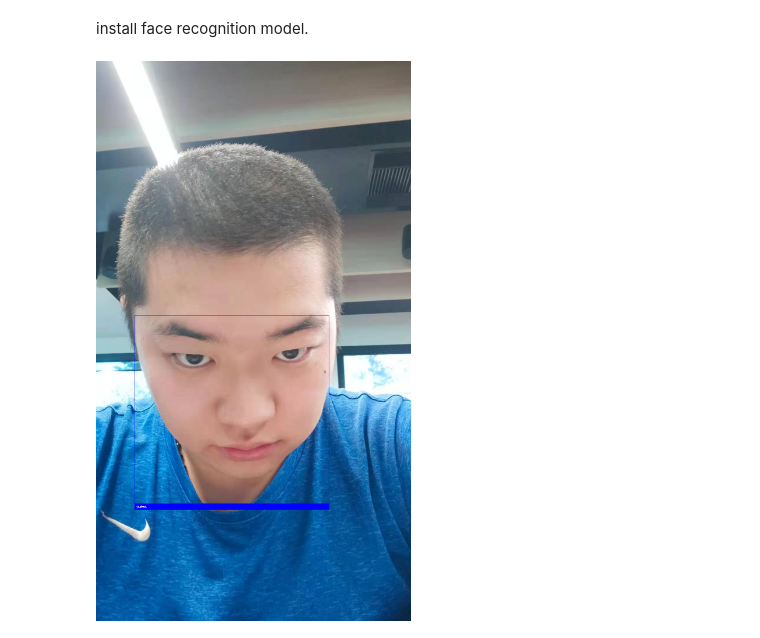
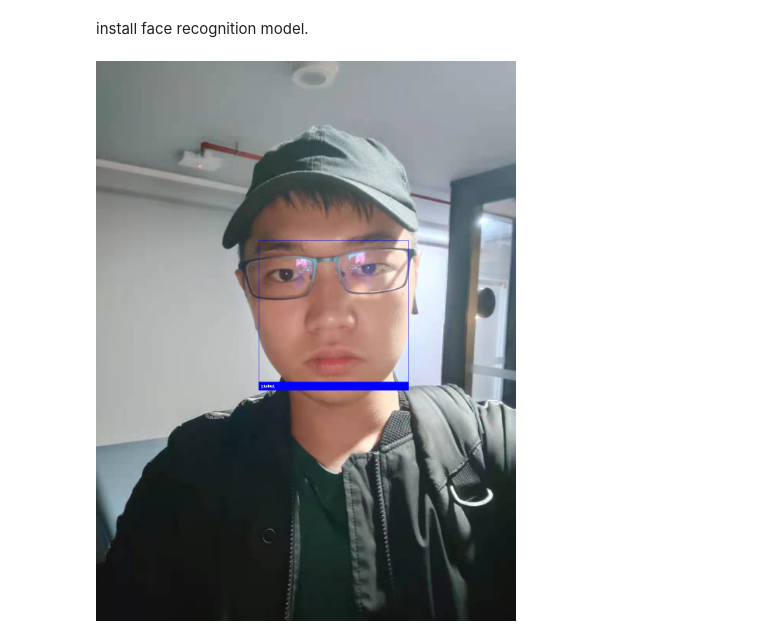
Before and after one commit to jiahuili1995/ELEC4630-computer-vision, a Jupyter notebook: Ass4Q1.ipynb, the cells around one changed output. Cells and saved outputs as stored; diff of their text form; code cells hidden in the pictures.

```diff
--- a/Ass4Q1.ipynb
+++ b/Ass4Q1.ipynb
@@ -83,8 +83,8 @@ known_face_names = [
 ]
 
 # Load an image with an unknown face
-unknown_image2 = face_recognition.load_image_file("images/image_0202.jpg")
-unknown_image = face_recognition.load_image_file("images/compared3.jpg")
+unknown_image1 = face_recognition.load_image_file("images/image_0102.jpg")
+unknown_image = face_recognition.load_image_file("images/compared1.jpg")
 
 # Find all the faces and face encodings in the unknown image
 face_locations = face_recognition.face_locations(unknown_image)
@@ -103,38 +103,38 @@ draw2 = ImageDraw.Draw(pil_image2)
 # Loop through each face found in the unknown image
 for (top, right, bottom, left), face_encoding in zip(face_locations, face_encodings):
     # See if the face is a match for the known face(s)
     matches = face_recognition.compare_faces(known_face_encodings, face_encoding)
 
     name = "Unknown"
 
     # If a match was found in known_face_encodings, just use the first one.
-    # if True in matches:
-    #     first_match_index = matches.index(True)
-    #     name = known_face_names[first_match_index]
+    if True in matches:
+       first_match_index = matches.index(True)
+       name = known_face_names[first_match_index]
 
     # Or instead, use the known face with the smallest distance to the new face
-    face_distances = face_recognition.face_distance(known_face_encodings, face_encoding)
-    best_match_index = np.argmin(face_distances)
-    if matches[best_match_index]:
-        name = known_face_names[best_match_index]
+  #  face_distances = face_recognition.face_distance(known_face_encodings, face_encoding)
+   # best_match_index = np.argmin(face_distances)
+    #if matches[best_match_index]:
+     #   name = known_face_names[best_match_index]
 
     # Draw a box around the face using the Pillow module
     draw.rectangle(((left, top), (right, bottom)), outline=(0, 0, 255))
 
     # Draw a label with a name below the face
     text_width, text_height = draw.textsize(name)
     draw.rectangle(((left, bottom - text_height - 10), (right, bottom)), fill=(0, 0, 255), outline=(0, 0, 255))
     draw.text((left + 6, bottom - text_height - 5), name, fill=(255, 255, 255, 255))
 
 
 # Remove the drawing library from memory as per the Pillow docs
 del draw
 
 # Display the resulting image
 # pil_image.show()  does not work in iPython
 display(pil_image)
 
 # You can also save a copy of the new image to disk if you want by uncommenting this line
 # pil_image.save("image_with_boxes.jpg")
 # %% [output]
-[figure, old version]
+[figure, new version]
```
Also changed, not shown: parts of 2 cells of this notebook.
